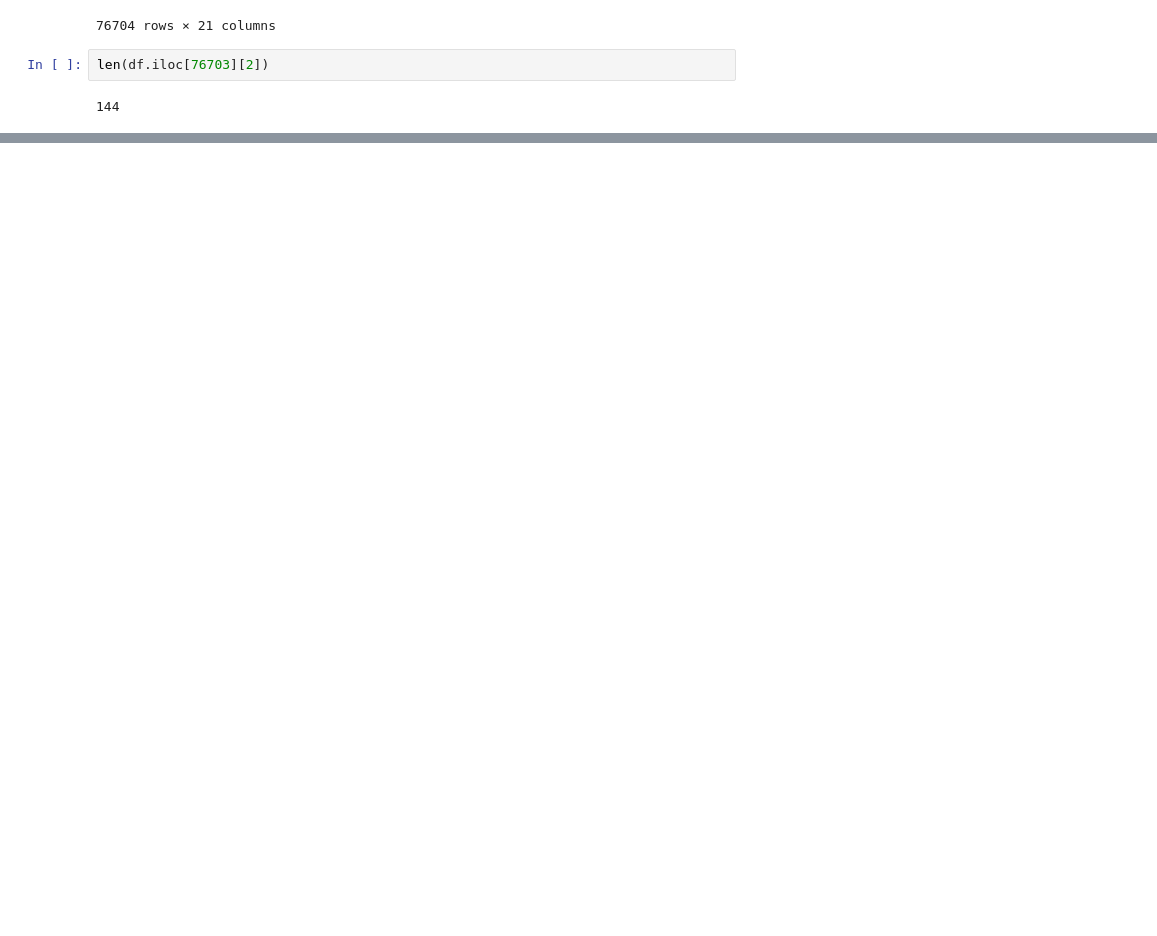
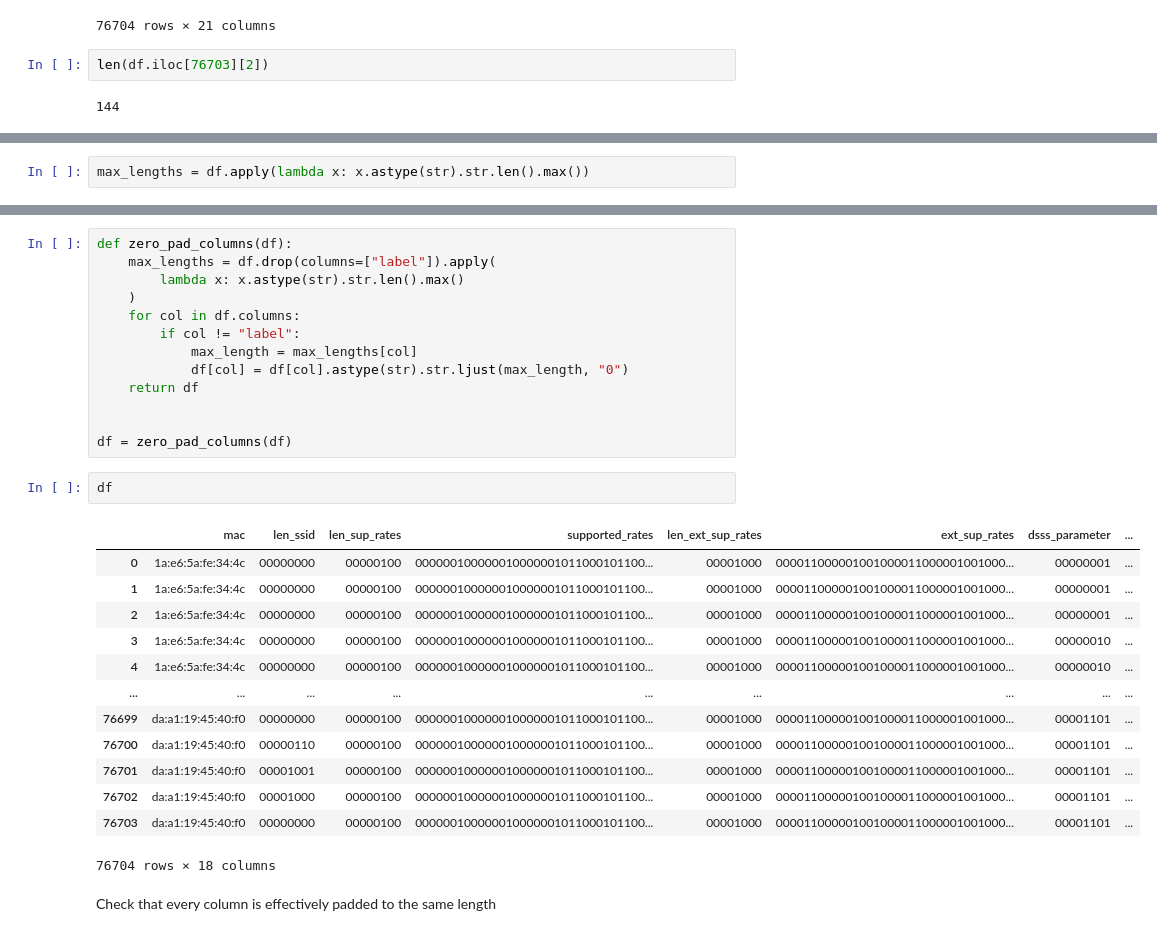
Before and after one commit to GiovanniBaccichet/CompactProbes, a Jupyter notebook: notebooks/pairwise_boosting/data_binary_pre-processing.ipynb, the cells around one changed output, grey strips where cells are left out. Drawn from its saved outputs; the diff is of its cells as text; blank space fills up the shorter version.

```diff
--- a/notebooks/pairwise_boosting/data_binary_pre-processing.ipynb
+++ b/notebooks/pairwise_boosting/data_binary_pre-processing.ipynb
@@ -156,0 +165,2 @@ df.iloc[76703][5]
+# %%
+max_lengths = df.apply(lambda x: x.astype(str).str.len().max())
@@ -156,0 +189,31 @@ df.iloc[76703][5]
+# %%
+def zero_pad_columns(df):
+    max_lengths = df.drop(columns=["label"]).apply(
+        lambda x: x.astype(str).str.len().max()
+    )
+    for col in df.columns:
+        if col != "label":
+            max_length = max_lengths[col]
+            df[col] = df[col].astype(str).str.ljust(max_length, "0")
+    return df
+
+
+df = zero_pad_columns(df)
+# %%
+df
+# %% [output]
+|  | mac | len_ssid | len_sup_rates | supported_rates | len_ext_sup_rates | ext_sup_rates | dsss_parameter | ... |
+| 0 | 1a:e6:5a:fe:34:4c | 00000000 | 00000100 | 000000100000010000001011000101100... | 00001000 | 000011000001001000011000001001000... | 00000001 | ... |
+| 1 | 1a:e6:5a:fe:34:4c | 00000000 | 00000100 | 000000100000010000001011000101100... | 00001000 | 000011000001001000011000001001000... | 00000001 | ... |
+| 2 | 1a:e6:5a:fe:34:4c | 00000000 | 00000100 | 000000100000010000001011000101100... | 00001000 | 000011000001001000011000001001000... | 00000001 | ... |
+| 3 | 1a:e6:5a:fe:34:4c | 00000000 | 00000100 | 000000100000010000001011000101100... | 00001000 | 000011000001001000011000001001000... | 00000010 | ... |
+| 4 | 1a:e6:5a:fe:34:4c | 00000000 | 00000100 | 000000100000010000001011000101100... | 00001000 | 000011000001001000011000001001000... | 00000010 | ... |
+| ... | ... | ... | ... | ... | ... | ... | ... | ... |
+| 76699 | da:a1:19:45:40:f0 | 00000000 | 00000100 | 000000100000010000001011000101100... | 00001000 | 000011000001001000011000001001000... | 00001101 | ... |
+| 76700 | da:a1:19:45:40:f0 | 00000110 | 00000100 | 000000100000010000001011000101100... | 00001000 | 000011000001001000011000001001000... | 00001101 | ... |
+| 76701 | da:a1:19:45:40:f0 | 00001001 | 00000100 | 000000100000010000001011000101100... | 00001000 | 000011000001001000011000001001000... | 00001101 | ... |
+| 76702 | da:a1:19:45:40:f0 | 00001000 | 00000100 | 000000100000010000001011000101100... | 00001000 | 000011000001001000011000001001000... | 00001101 | ... |
+| 76703 | da:a1:19:45:40:f0 | 00000000 | 00000100 | 000000100000010000001011000101100... | 00001000 | 000011000001001000011000001001000... | 00001101 | ... |
+76704 rows × 18 columns
+# %% [markdown]
+Check that every column is effectively padded to the same length
```
Also changed, not shown: parts of 14 cells of this notebook.
